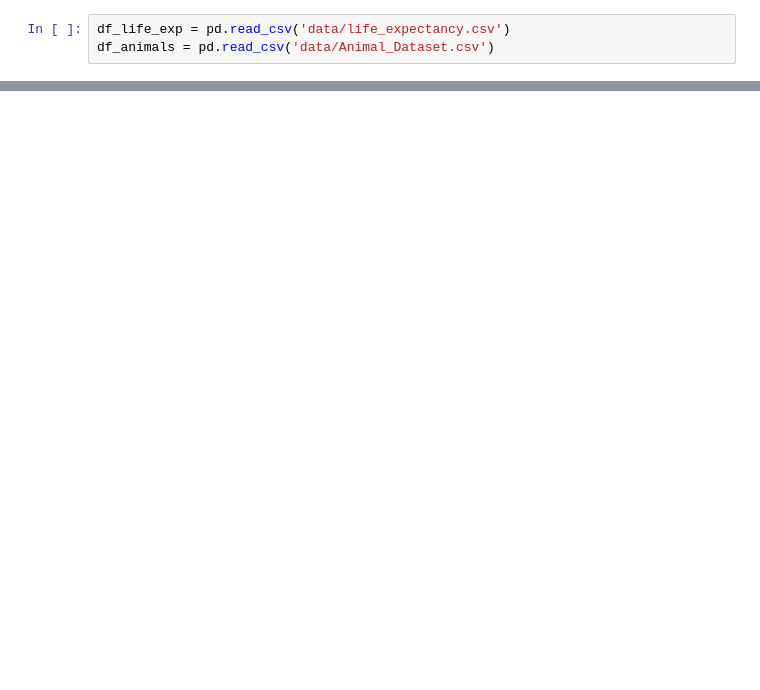
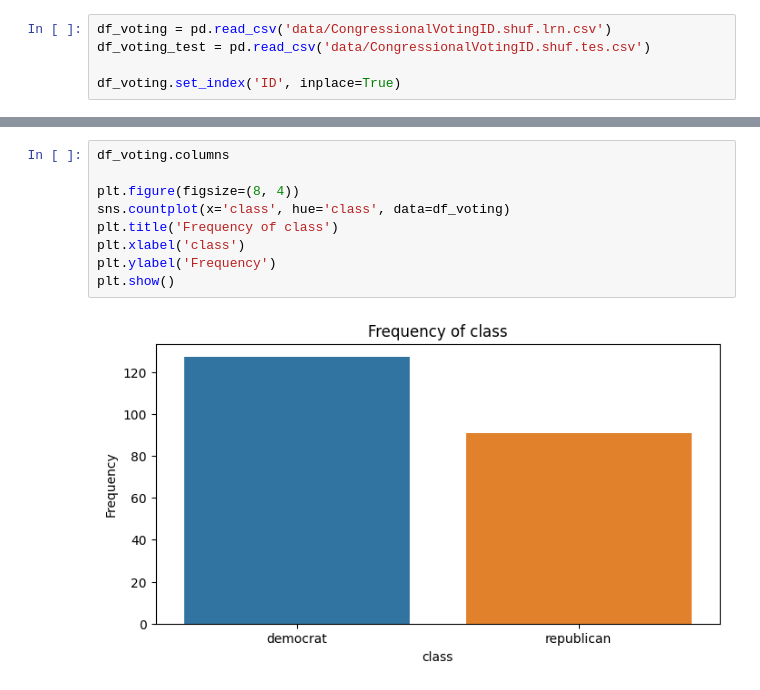
Before and after one commit to claraelisabeth/MachineLearning, a Jupyter notebook: hannah_stuff.ipynb, the cells around one changed output, grey strips where cells are left out. Drawn from its saved outputs; the diff is of its cells as text; blank space fills up the shorter version.

```diff
--- a/hannah_stuff.ipynb
+++ b/hannah_stuff.ipynb
@@ -22,3 +26,5 @@ import squarify
 # %%
-df_life_exp = pd.read_csv('data/life_expectancy.csv')
-df_animals = pd.read_csv('data/Animal_Dataset.csv')
+df_voting = pd.read_csv('data/CongressionalVotingID.shuf.lrn.csv')
+df_voting_test = pd.read_csv('data/CongressionalVotingID.shuf.tes.csv')
+
+df_voting.set_index('ID', inplace=True)
@@ -41,0 +63,11 @@ array([[<AxesSubplot:title={'center':'Sanitation'}>,
+# %%
+df_voting.columns
+
+plt.figure(figsize=(8, 4))
+sns.countplot(x='class', hue='class', data=df_voting)
+plt.title('Frequency of class')
+plt.xlabel('class')
+plt.ylabel('Frequency')
+plt.show()
+# %% [output]
+[figure, added]
```
Also changed, not shown: parts of 32 cells of this notebook, 2 other files.
